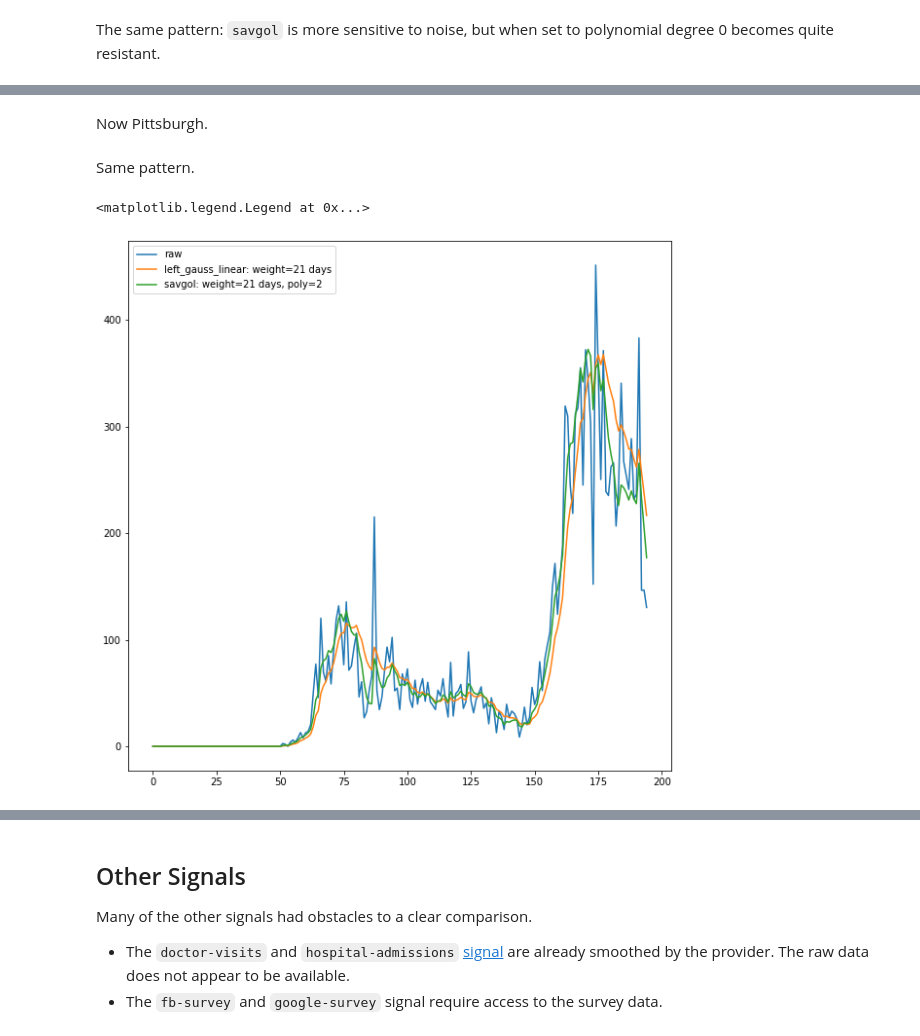
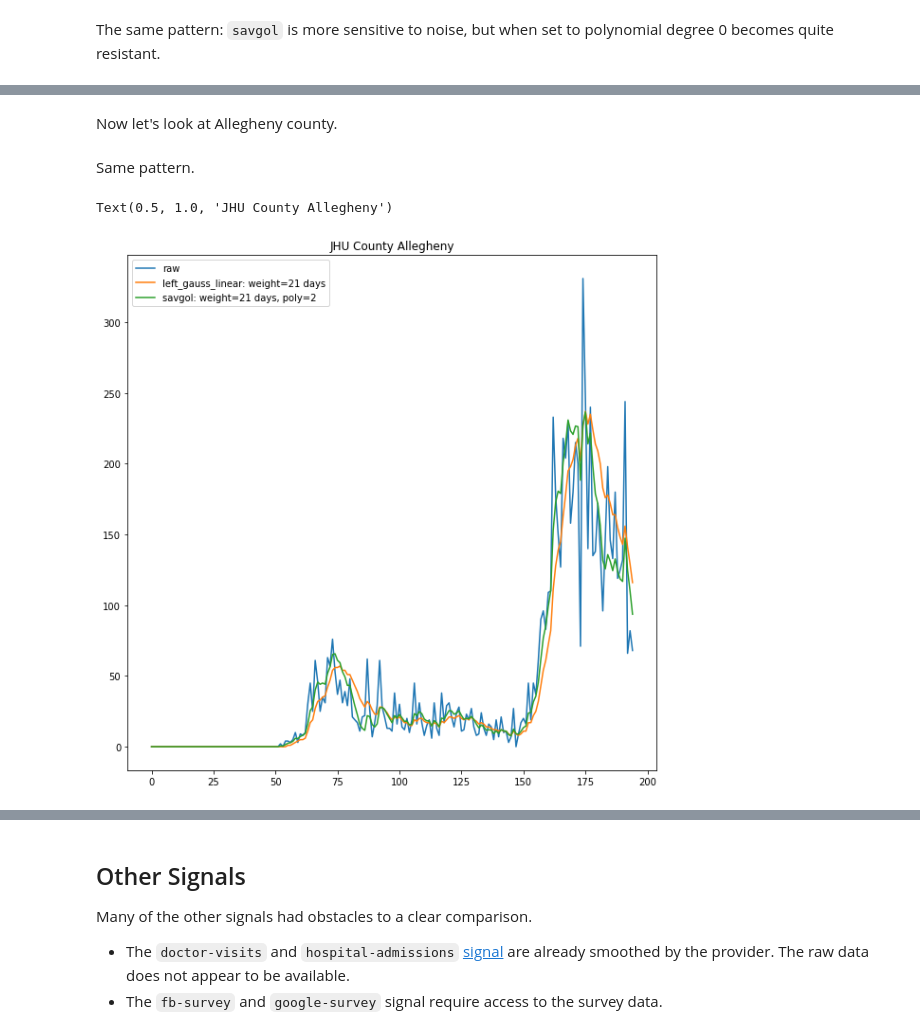
Before and after one commit to cmu-delphi/covidcast-modeling, a Jupyter notebook: indicators_smoother/COVIDcast Smoothing.ipynb, the cells around one changed output, grey strips where cells are left out. Saved outputs shown, nothing was run; the diff lists cells and outputs as text; code cells hidden in the pictures.

```diff
--- a/indicators_smoother/COVIDcast Smoothing.ipynb
+++ b/indicators_smoother/COVIDcast Smoothing.ipynb
@@ -210,12 +221,12 @@ Let's take a look at a different indicator, `jhu-csse`.
 # %%
-filename = "jhu_confirmed_incidence_hrr_sacramento.csv"
+filename = "jhu_confirmed_incidence_county_yolo.csv"
 if filename not in os.listdir():
     data_raw = covidcast.signal(data_source="jhu-csse",
                                 signal="confirmed_incidence_num",
                                 start_day=None,
                                 end_day=None,
-                                geo_type="hrr",
-                                geo_values="77")
+                                geo_type="county",
+                                geo_values="06113")
     data_raw.to_csv(filename)
 else:
     data_raw = pd.read_csv(filename)
@@ -246,14 +259,14 @@ plt.legend()
-# %% [markdown]
-Now Pittsburgh.
+# %% [markdown]
+Now let's look at Allegheny county.
 # %%
-filename = "jhu_confirmed_incidence_hrr_pittsburgh.csv"
+filename = "jhu_confirmed_incidence_county_allegheny.csv"
 if filename not in os.listdir():
     data_raw = covidcast.signal(data_source="jhu-csse",
                                 signal="confirmed_incidence_num",
                                 start_day=None,
                                 end_day=None,
-                                geo_type="hrr",
-                                geo_values="357")
+                                geo_type="county",
+                                geo_values="42003")
     data_raw.to_csv(filename)
 else:
     data_raw = pd.read_csv(filename)
@@ -262,14 +275,15 @@ Same pattern.
 # %%
 plt.figure(figsize=(10,10))
 plt.plot(np.array(data_raw.value), label="raw")
 smoother = Smoother(method_name='left_gauss_linear')
 plt.plot(smoother.smooth(np.array(data_raw.value)), label="left_gauss_linear: weight=21 days")
 smoother = Smoother()
 plt.plot(smoother.smooth(np.array(data_raw.value)), label="savgol: weight=21 days, poly=2")
 plt.legend()
+plt.title("JHU County Allegheny")
 # %% [output]
-<matplotlib.legend.Legend at 0x...>
+Text(0.5, 1.0, 'JHU County Allegheny')
-[figure, old version]
+[figure, new version]
 # %%
 plt.figure(figsize=(10,10))
 plt.plot(np.array(data_raw.value), label="raw")
```
Also changed, not shown: parts of 18 cells of this notebook, 2 other files.
